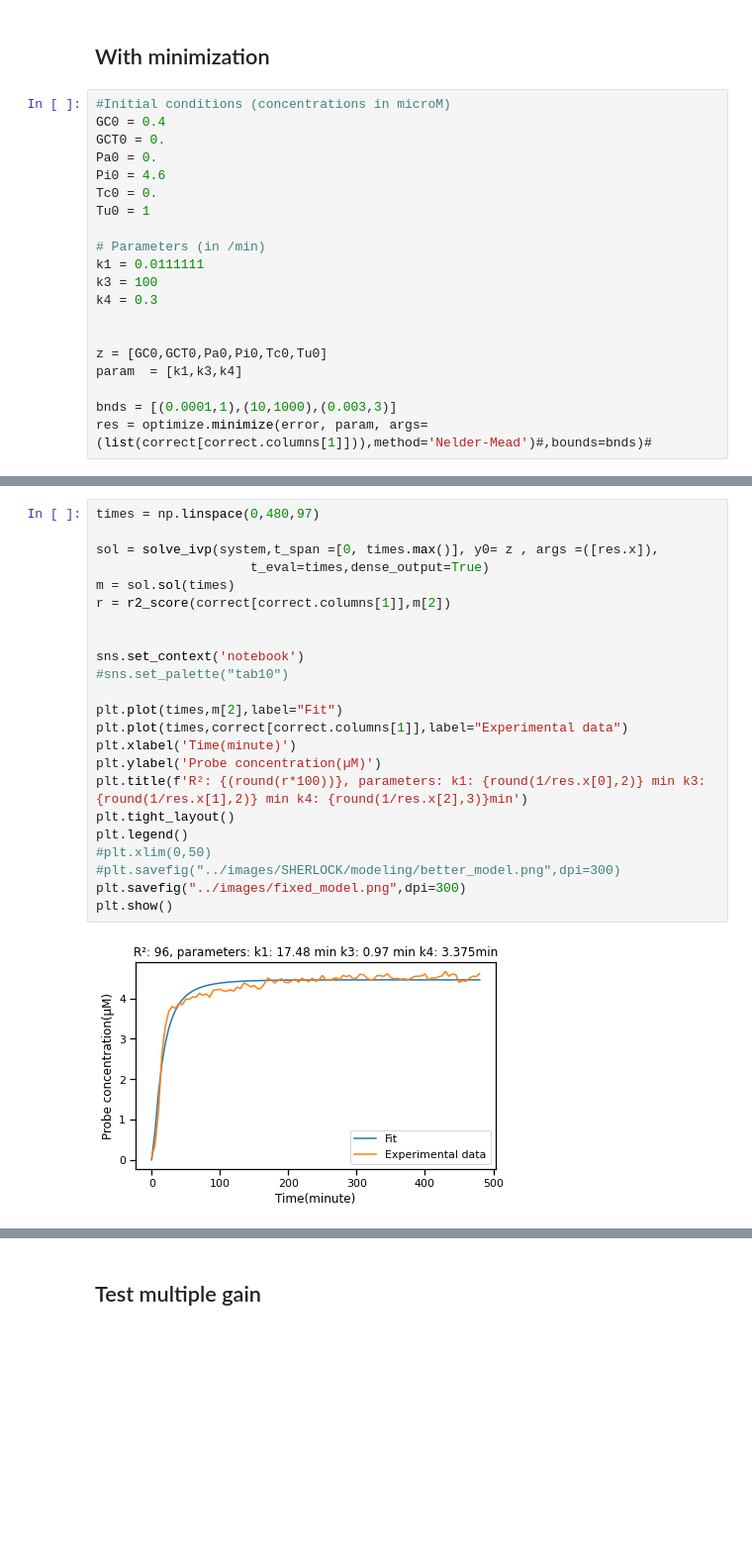
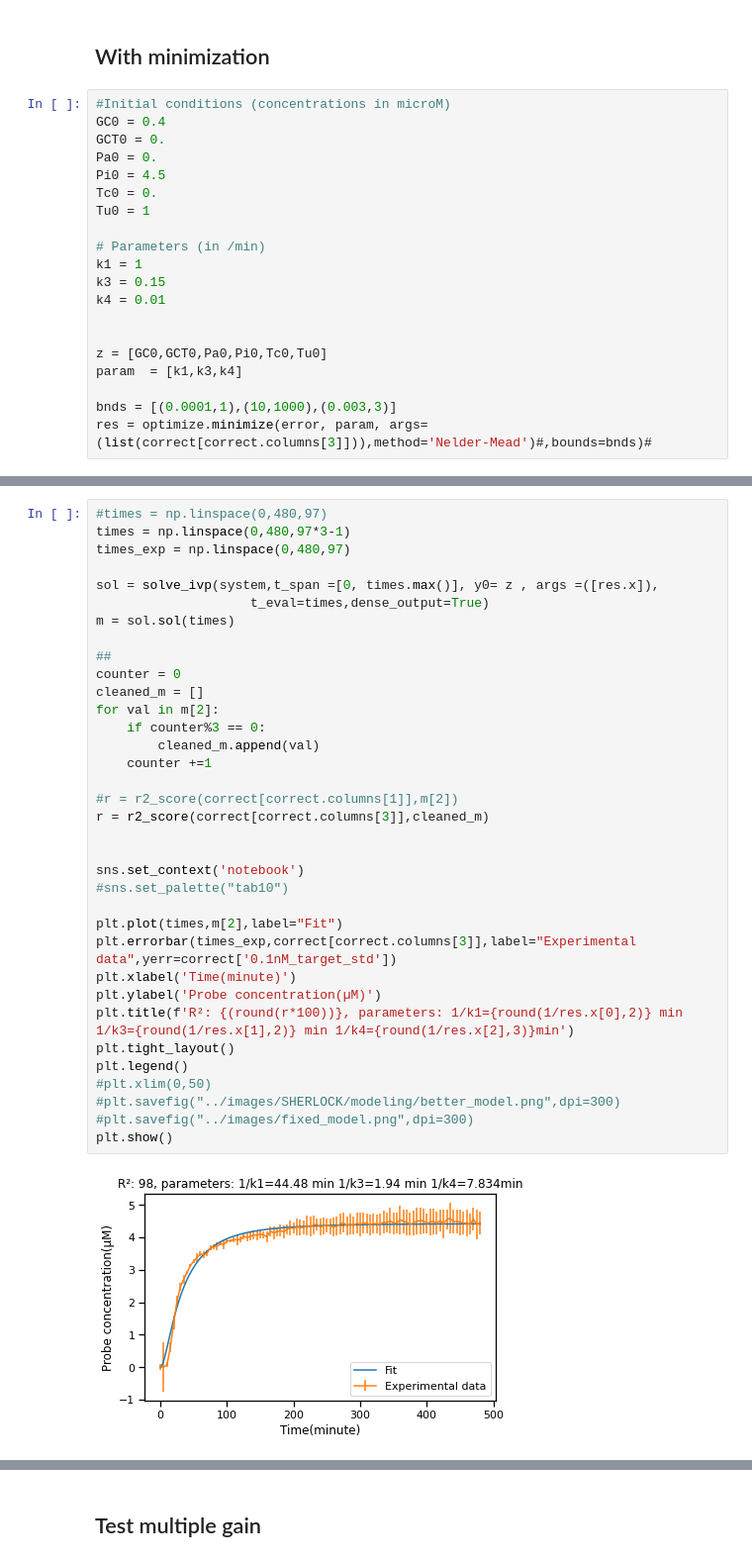
Before and after one commit to NessLfy/iGEM, a Jupyter notebook: scripts/SHERLOCK_modeling.ipynb, the cells around one changed output, grey strips where cells are left out. Shown: that part at 99% size. Drawn from its saved outputs; the diff is of its cells as text; blank space fills up the shorter version.

```diff
--- a/scripts/SHERLOCK_modeling.ipynb
+++ b/scripts/SHERLOCK_modeling.ipynb
@@ -152,21 +159,21 @@ plt.show()
 GC0 = 0.4
 GCT0 = 0.
 Pa0 = 0.
-Pi0 = 4.6
+Pi0 = 4.5
 Tc0 = 0.
 Tu0 = 1
 
 # Parameters (in /min)
-k1 = 0.0111111
-k3 = 100
-k4 = 0.3
+k1 = 1
+k3 = 0.15
+k4 = 0.01
 
 
 z = [GC0,GCT0,Pa0,Pi0,Tc0,Tu0]
 param  = [k1,k3,k4]
 
 bnds = [(0.0001,1),(10,1000),(0.003,3)]
-res = optimize.minimize(error, param, args=(list(correct[correct.columns[1]])),method='Nelder-Mead')#,bounds=bnds)#
+res = optimize.minimize(error, param, args=(list(correct[correct.columns[3]])),method='Nelder-Mead')#,bounds=bnds)#
 # %%
 res.x
 # %% [output]
@@ -174,25 +181,37 @@ array([0.057195  , 1.03397214, 0.29629368])
 # %%
-times = np.linspace(0,480,97)
+#times = np.linspace(0,480,97)
+times = np.linspace(0,480,97*3-1)
+times_exp = np.linspace(0,480,97)
 
 sol = solve_ivp(system,t_span =[0, times.max()], y0= z , args =([res.x]),
                 	t_eval=times,dense_output=True)
 m = sol.sol(times)
-r = r2_score(correct[correct.columns[1]],m[2])
+
+##
+counter = 0
+cleaned_m = []
+for val in m[2]:
+    if counter%3 == 0:
+        cleaned_m.append(val)
+    counter +=1
+
+#r = r2_score(correct[correct.columns[1]],m[2])
+r = r2_score(correct[correct.columns[3]],cleaned_m)
 
 
 sns.set_context('notebook')
 #sns.set_palette("tab10")
 
 plt.plot(times,m[2],label="Fit")
-plt.plot(times,correct[correct.columns[1]],label="Experimental data")
+plt.errorbar(times_exp,correct[correct.columns[3]],label="Experimental data",yerr=correct['0.1nM_target_std'])
 plt.xlabel('Time(minute)')
 plt.ylabel('Probe concentration(µM)')
-plt.title(f'R²: {(round(r*100))}, parameters: k1: {round(1/res.x[0],2)} min k3: {round(1/res.x[1],2)} min k4: {round(1/res.x[2],3)}min')
+plt.title(f'R²: {(round(r*100))}, parameters: 1/k1={round(1/res.x[0],2)} min 1/k3={round(1/res.x[1],2)} min 1/k4={round(1/res.x[2],3)}min')
 plt.tight_layout()
 plt.legend()
 #plt.xlim(0,50)
 #plt.savefig("../images/SHERLOCK/modeling/better_model.png",dpi=300)
-plt.savefig("../images/fixed_model.png",dpi=300)
+#plt.savefig("../images/fixed_model.png",dpi=300)
 plt.show()
 # %% [output]
-[figure, old version]
+[figure, new version]
```
Also changed, not shown: parts of 58 cells of this notebook, 11 other files.
